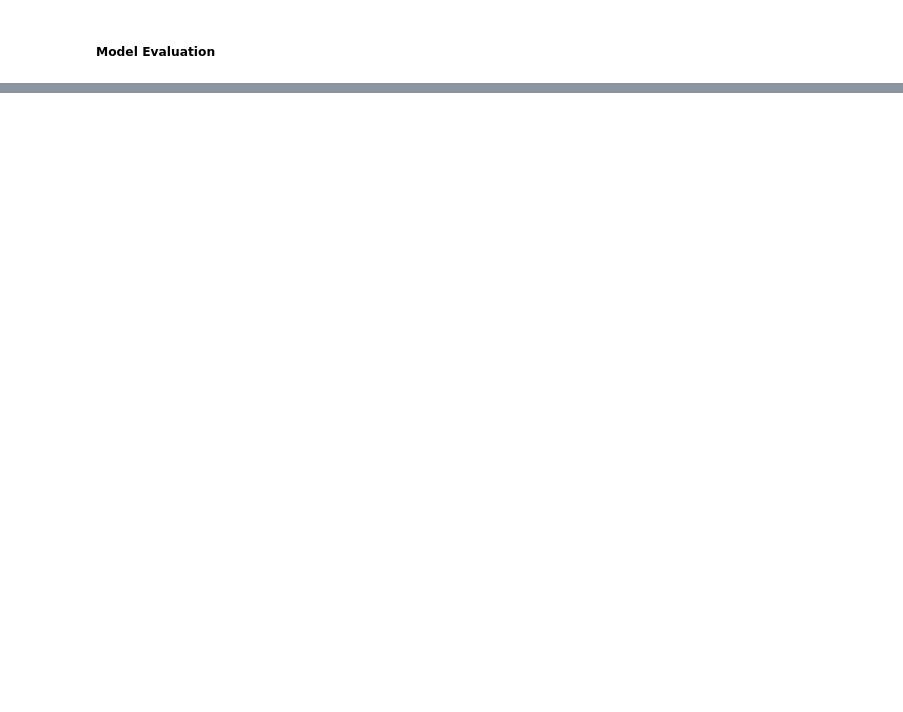
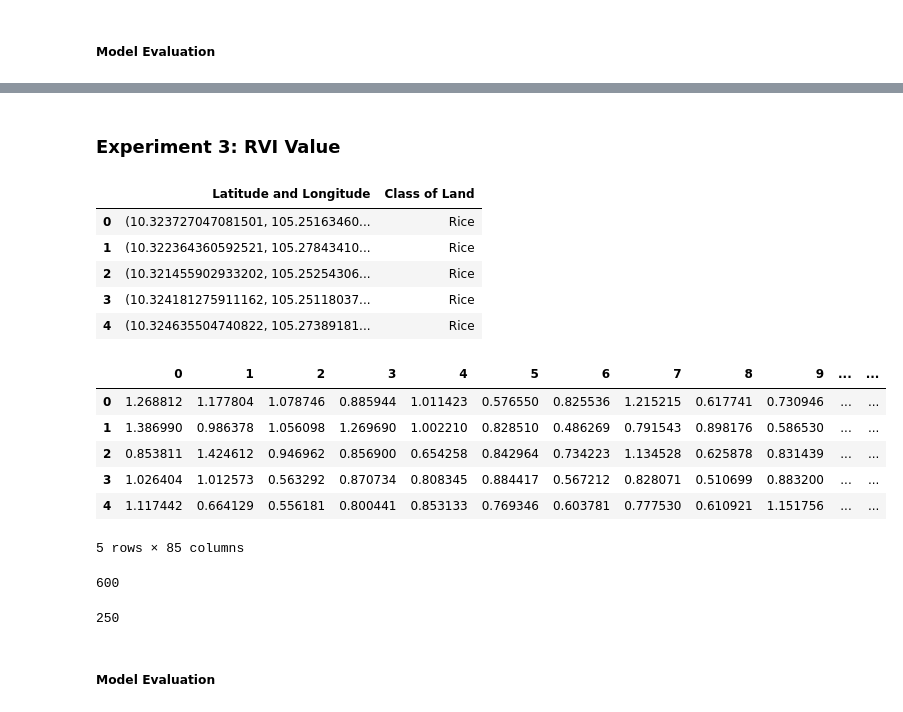
Before and after one commit to creed123/crop-ai, a Jupyter notebook: Level 1 Notebook Benchmark.ipynb, the cells around one changed output, grey strips where cells are left out. Drawn from its saved outputs; the diff is of its cells as text; code cells hidden in the pictures; blank space fills up the shorter version.

```diff
--- a/Level 1 Notebook Benchmark.ipynb
+++ b/Level 1 Notebook Benchmark.ipynb
@@ -584,0 +355,5 @@ submission_df.to_csv(os.path.join(submit_fp,"Out2.csv"),index = False)
+# %%
+# Combine VV & VH Data such [ loc1[ date1[VV,VH],date2[VV,VH],...],loc2[ date1[VV,VH],date2[VV,VH],...],...]
+vv_x=vv_data.apply(lambda x: [i for i in x.values],axis=1).tolist()
+vh_y=vh_data.apply(lambda x: [i for i in x.values],axis=1).tolist()
+print(len(vv_x),len(vh_y))
@@ -584,0 +362,3 @@ submission_df.to_csv(os.path.join(submit_fp,"Out2.csv"),index = False)
+# %%
+x=np.array([vv_x,vh_y])
+x=x.transpose(1,2,0)
@@ -584,0 +466,37 @@ submission_df.to_csv(os.path.join(submit_fp,"Out2.csv"),index = False)
+# %% [markdown]
+### Experiment 3: RVI Value
+# %%
+# Preprocessing Data Set
+
+def data_preprocess(df_input):
+    df = df_input.copy()
+    miss_rate=df.apply(lambda x: 1-x.isna().value_counts()[False]/len(x),axis=0)
+    df.drop(miss_rate[miss_rate>0.1].index,axis=1,inplace=True)
+    df.replace([-32768.000000],np.nan,inplace=True)
+    df.fillna(df.mean(axis=0),inplace=True)
+    return df
+# %%
+crop_presence_data = pd.read_csv("./Data/Crop_Location_Data_20221201.csv")
+display(crop_presence_data.head())
+rvi_data = data_preprocess(pd.read_csv("./Data/Raw RVI values.csv"))
+display(rvi_data.head())
+# %% [output]
+|  | Latitude and Longitude | Class of Land |
+| 0 | (10.323727047081501, 105.25163460... | Rice |
+| 1 | (10.322364360592521, 105.27843410... | Rice |
+| 2 | (10.321455902933202, 105.25254306... | Rice |
+| 3 | (10.324181275911162, 105.25118037... | Rice |
+| 4 | (10.324635504740822, 105.27389181... | Rice |
+|  | 0 | 1 | 2 | 3 | 4 | 5 | 6 | 7 | 8 | 9 | ... | ... |
+| 0 | 1.268812 | 1.177804 | 1.078746 | 0.885944 | 1.011423 | 0.576550 | 0.825536 | 1.215215 | 0.617741 | 0.730946 | ... | ... |
+| 1 | 1.386990 | 0.986378 | 1.056098 | 1.269690 | 1.002210 | 0.828510 | 0.486269 | 0.791543 | 0.898176 | 0.586530 | ... | ... |
+| 2 | 0.853811 | 1.424612 | 0.946962 | 0.856900 | 0.654258 | 0.842964 | 0.734223 | 1.134528 | 0.625878 | 0.831439 | ... | ... |
+| 3 | 1.026404 | 1.012573 | 0.563292 | 0.870734 | 0.808345 | 0.884417 | 0.567212 | 0.828071 | 0.510699 | 0.883200 | ... | ... |
+| 4 | 1.117442 | 0.664129 | 0.556181 | 0.800441 | 0.853133 | 0.769346 | 0.603781 | 0.777530 | 0.610921 | 1.151756 | ... | ... |
+5 rows × 85 columns
+# %%
+# Combine VV & VH Data such [ loc1[ date1[VV,VH],date2[VV,VH],...],loc2[ date1[VV,VH],date2[VV,VH],...],...]
+rvi_x=rvi_data.apply(lambda x: [i for i in x.values],axis=1).tolist()
+print(len(rvi_x))
+# %% [output]
+600
@@ -584,0 +508,18 @@ submission_df.to_csv(os.path.join(submit_fp,"Out2.csv"),index = False)
+# %%
+# Loading Test Data
+os.makedirs('./Submission_Data',exist_ok=True)
+submit_fp ='./Submission_Data/'
+submission_df = pd.read_csv('./Data/challenge_1_submission_template_correct_columns_fixed.csv')
+
+replace_data,test_vv_fp = False,"./Data/Raw RVI test values.csv",
+if not os.path.exists(test_vv_fp) or replace_data:
+    # extract data
+    pass
+test_vv = pd.read_csv(test_vv_fp)
+rvi_x=test_vv.apply(lambda x: [i for i in x.values],axis=1).tolist()
+print(len(rvi_x))
+X_test=np.array(rvi_x).reshape(-1,len(rvi_x[0]),1)
+# %% [output]
+250
+# %% [markdown]
+##### Model Evaluation
```
Also changed, not shown: parts of 102 cells of this notebook, 18 other files.
